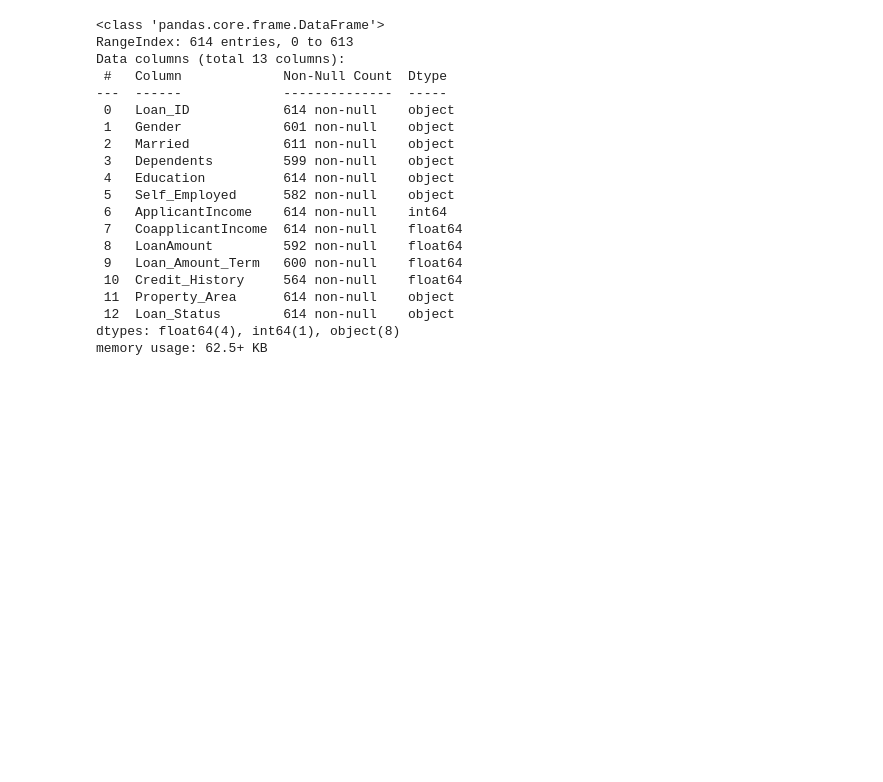
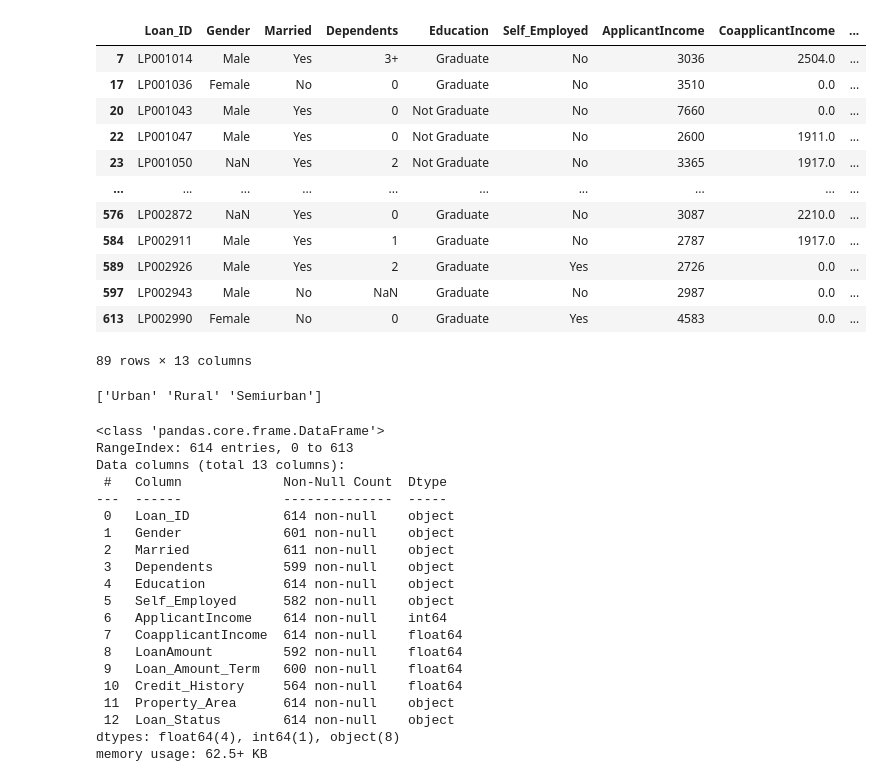
Before and after one commit to nared45/Data-mining-and-Data-warehouse, a Jupyter notebook: Train_model.ipynb, the cells around one changed output. Cells and saved outputs as stored; diff of their text form; code cells hidden in the pictures; blank space fills up the shorter version.

```diff
--- a/Train_model.ipynb
+++ b/Train_model.ipynb
@@ -24,3 +31,26 @@ data.head()
+# %%
+credit_history_zero = data[data['Credit_History'] == 0]
+
+# Print the selected rows
+credit_history_zero
+# %% [output]
+|  | Loan_ID | Gender | Married | Dependents | Education | Self_Employed | ApplicantIncome | CoapplicantIncome | ... |
+| 7 | LP001014 | Male | Yes | 3+ | Graduate | No | 3036 | 2504.0 | ... |
+| 17 | LP001036 | Female | No | 0 | Graduate | No | 3510 | 0.0 | ... |
+| 20 | LP001043 | Male | Yes | 0 | Not Graduate | No | 7660 | 0.0 | ... |
+| 22 | LP001047 | Male | Yes | 0 | Not Graduate | No | 2600 | 1911.0 | ... |
+| 23 | LP001050 | NaN | Yes | 2 | Not Graduate | No | 3365 | 1917.0 | ... |
+| ... | ... | ... | ... | ... | ... | ... | ... | ... | ... |
+| 576 | LP002872 | NaN | Yes | 0 | Graduate | No | 3087 | 2210.0 | ... |
+| 584 | LP002911 | Male | Yes | 1 | Graduate | No | 2787 | 1917.0 | ... |
+| 589 | LP002926 | Male | Yes | 2 | Graduate | Yes | 2726 | 0.0 | ... |
+| 597 | LP002943 | Male | No | NaN | Graduate | No | 2987 | 0.0 | ... |
+| 613 | LP002990 | Female | No | 0 | Graduate | Yes | 4583 | 0.0 | ... |
+89 rows × 13 columns
+# %%
+print(data['Property_Area'].unique())
+# %% [output]
+['Urban' 'Rural' 'Semiurban']
 # %%
 data.info()
 # %% [output]
```
Also changed, not shown: parts of 26 cells of this notebook, 1 other file.
